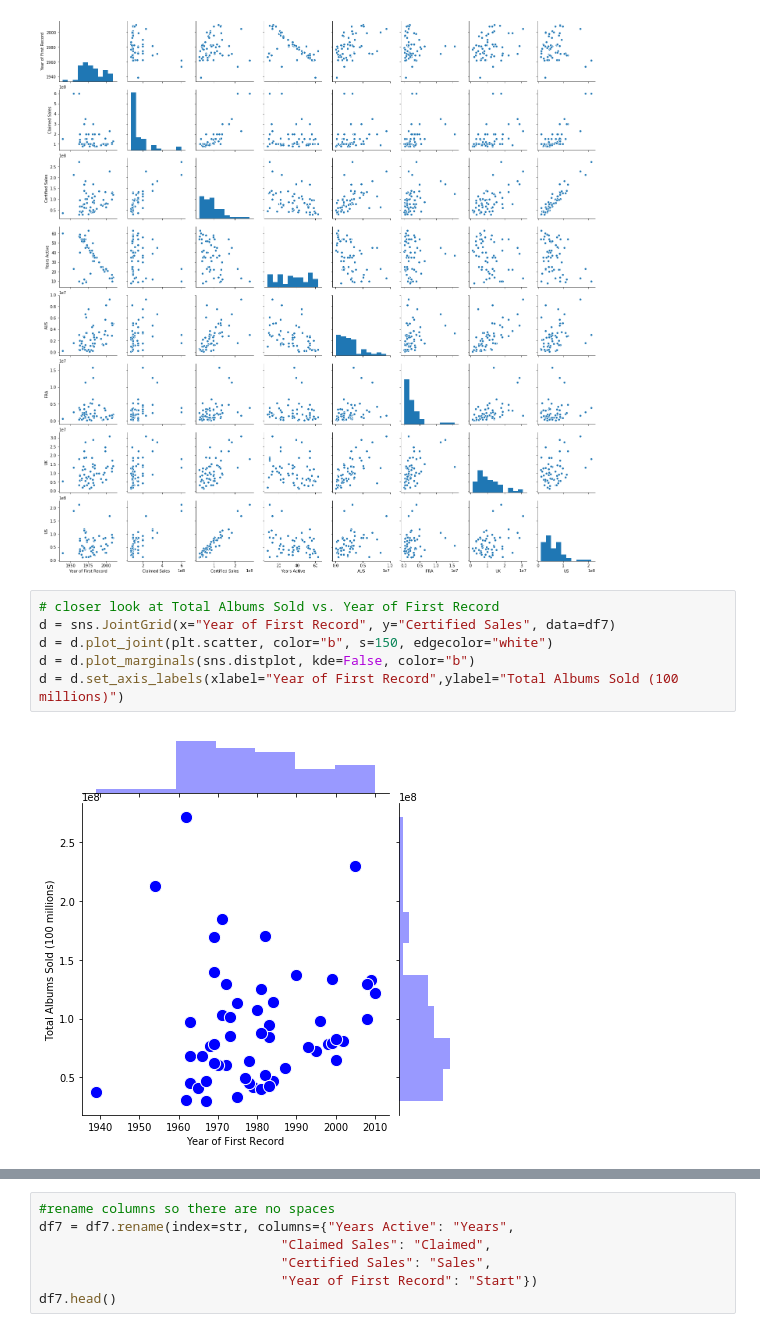
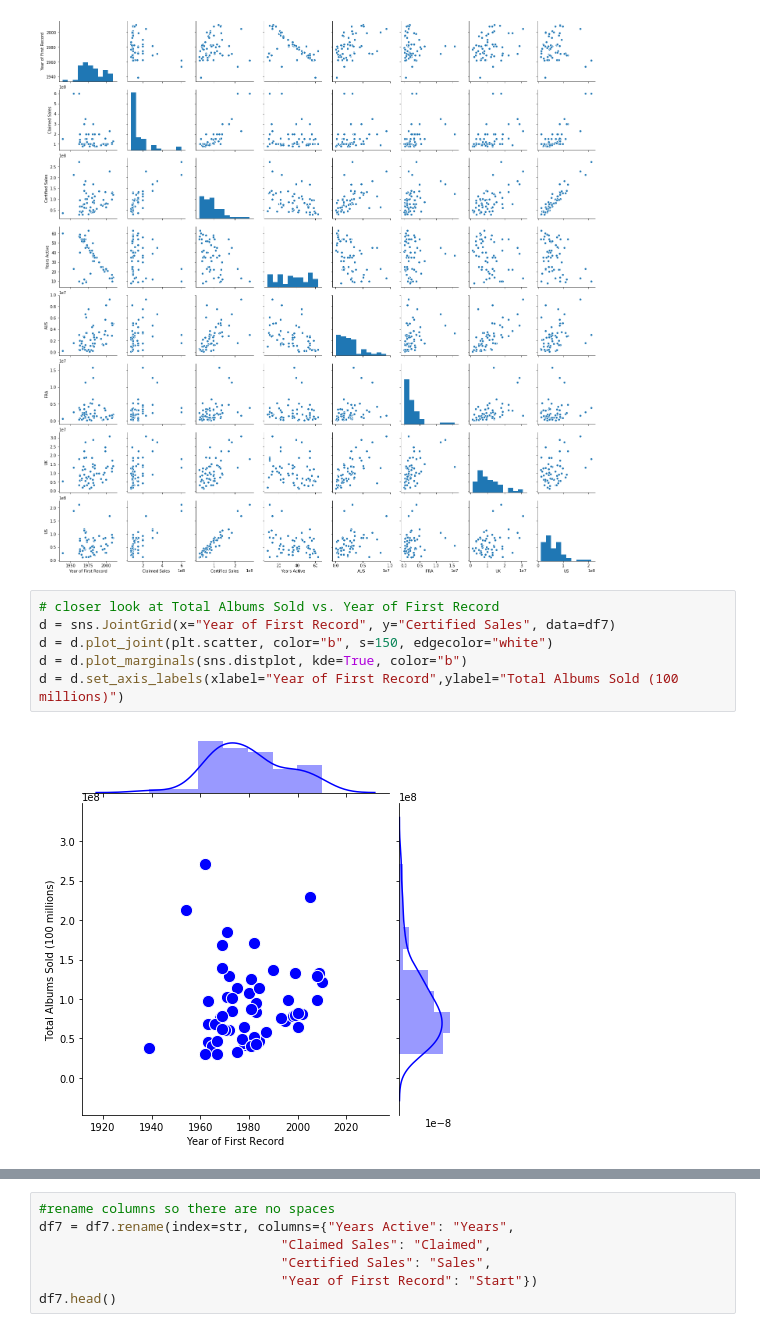
Before and after one commit to kpuryear/Puryear_Metis, a Jupyter notebook: Project2/Luther_Compiled.ipynb, the cells around one changed output, grey strips where cells are left out. Saved outputs shown, nothing was run; the diff lists cells and outputs as text.

```diff
--- a/Project2/Luther_Compiled.ipynb
+++ b/Project2/Luther_Compiled.ipynb
@@ -318,11 +317,11 @@ sns.pairplot(data=df7[["Year of First Record",
 # %%
 # closer look at Total Albums Sold vs. Year of First Record
 d = sns.JointGrid(x="Year of First Record", y="Certified Sales", data=df7)
 d = d.plot_joint(plt.scatter, color="b", s=150, edgecolor="white")
-d = d.plot_marginals(sns.distplot, kde=False, color="b")
+d = d.plot_marginals(sns.distplot, kde=True, color="b")
 d = d.set_axis_labels(xlabel="Year of First Record",ylabel="Total Albums Sold (100 millions)")
 # %% [output]
-[figure, old version]
+[figure, new version]
 # %%
 # closer look at Total Albums Sold vs. Claimed Sales
 a = sns.JointGrid(x="Claimed Sales", y="Certified Sales", data=df7)
```
Also changed, not shown: parts of 20 cells of this notebook, 5 other files.
